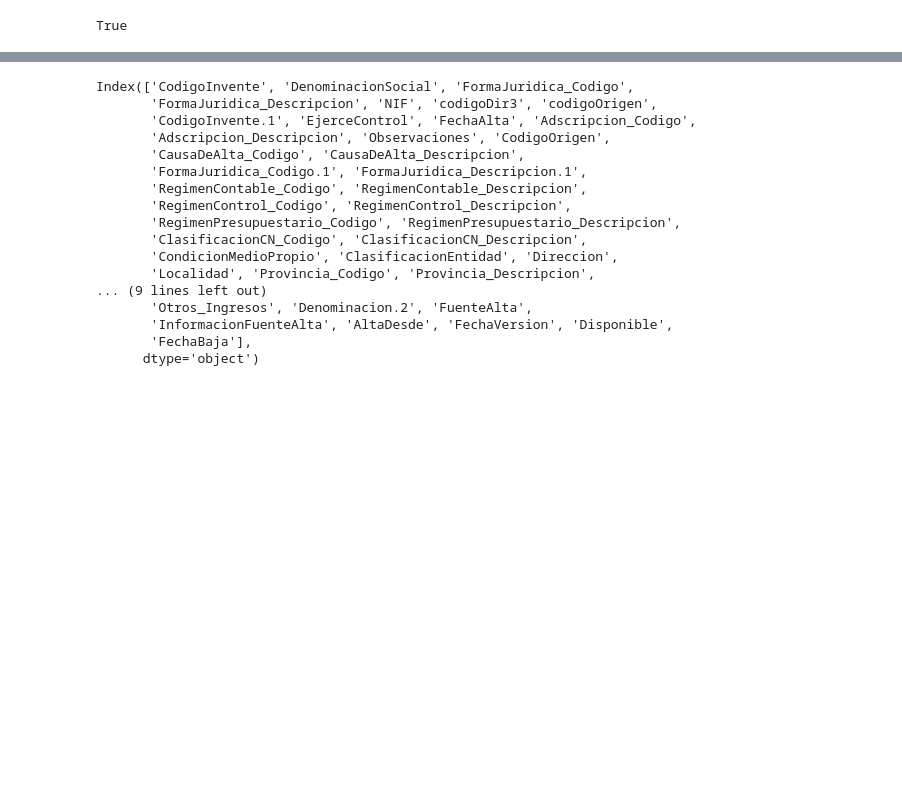
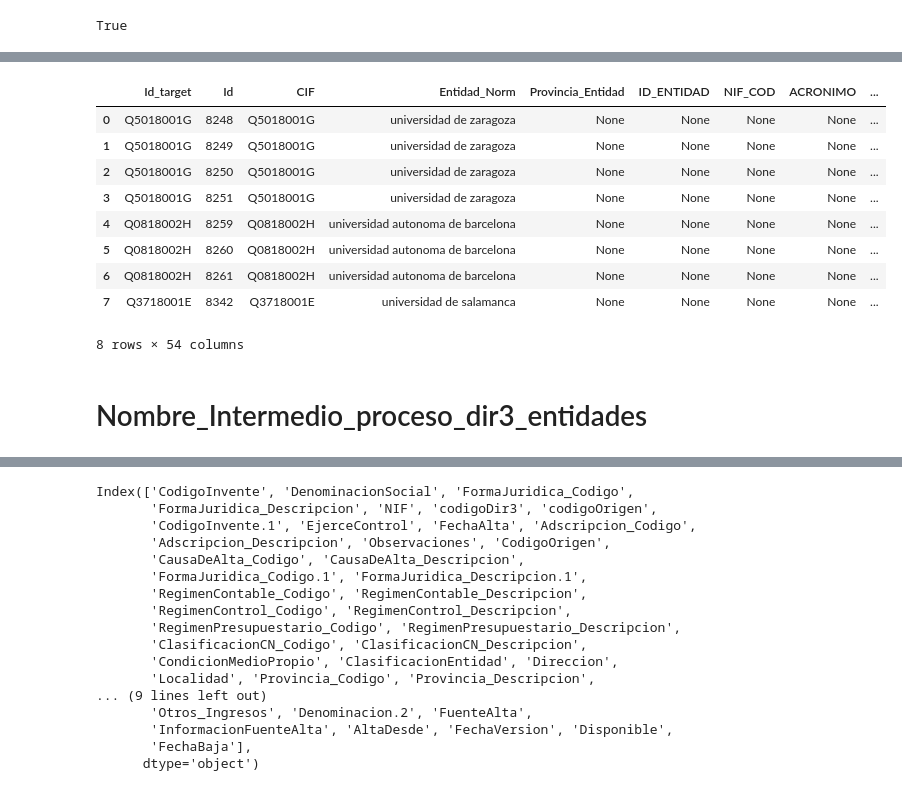
Before and after one commit to Fractal-Software-CA/AVALON, a Jupyter notebook: FuncionAzul.ipynb, the cells around one changed output, grey strips where cells are left out. Cells and saved outputs as stored; diff of their text form; code cells hidden in the pictures; blank space fills up the shorter version.

```diff
--- a/FuncionAzul.ipynb
+++ b/FuncionAzul.ipynb
@@ -822,0 +766,15 @@ only showing top 20 rows
+# %%
+Nombre_Intermedio_cruce2_invente.toPandas()
+# %% [output]
+|  | Id_target | Id | CIF | Entidad_Norm | Provincia_Entidad | ID_ENTIDAD | NIF_COD | ACRONIMO | ... |
+| 0 | Q5018001G | 8248 | Q5018001G | universidad de zaragoza | None | None | None | None | ... |
+| 1 | Q5018001G | 8249 | Q5018001G | universidad de zaragoza | None | None | None | None | ... |
+| 2 | Q5018001G | 8250 | Q5018001G | universidad de zaragoza | None | None | None | None | ... |
+| 3 | Q5018001G | 8251 | Q5018001G | universidad de zaragoza | None | None | None | None | ... |
+| 4 | Q0818002H | 8259 | Q0818002H | universidad autonoma de barcelona | None | None | None | None | ... |
+| 5 | Q0818002H | 8260 | Q0818002H | universidad autonoma de barcelona | None | None | None | None | ... |
+| 6 | Q0818002H | 8261 | Q0818002H | universidad autonoma de barcelona | None | None | None | None | ... |
+| 7 | Q3718001E | 8342 | Q3718001E | universidad de salamanca | None | None | None | None | ... |
+8 rows × 54 columns
+# %% [markdown]
+# Nombre_Intermedio_proceso_dir3_entidades
```
Also changed, not shown: parts of 33 cells of this notebook, 10 other files.
